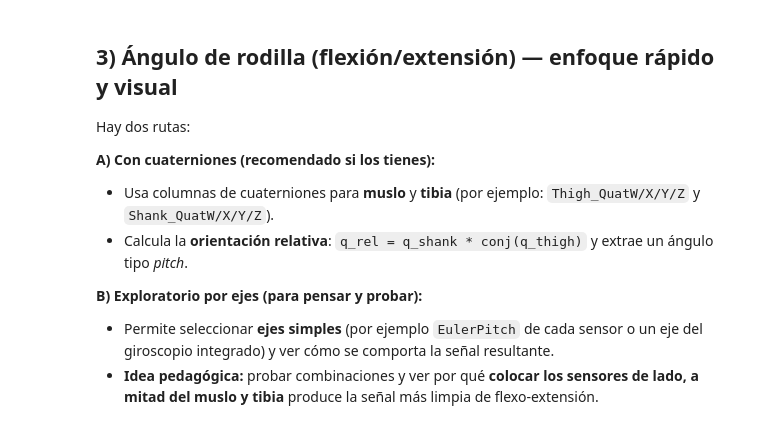
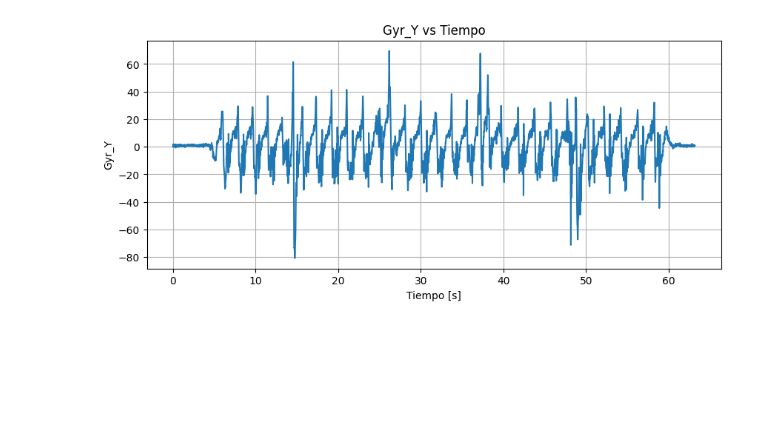
Before and after one commit to mvpinzon/IMU_ClassActivity, a Jupyter notebook: IMU_class_activities.ipynb, the cells around one changed output. Saved outputs shown, nothing was run; the diff lists cells and outputs as text; code cells hidden in the pictures; blank space fills up the shorter version.

Commit message:
euler cinematica listo

```diff
--- a/IMU_class_activities.ipynb
+++ b/IMU_class_activities.ipynb
@@ -48,20 +65,26 @@ plt.rcParams['figure.figsize'] = (9, 4)
+# %%
+# CAMBIAR LA RUTA DEL ARCHIVO SEGÚN SEA NECESARIO
+file_path = r'C:\Users\Valentina\OneDrive - Universidad de los andes\Documentos\GitHub\IMU_ClassActivity\data\sujeto1\muslo_der_val_D422CD002A96_20250224_133310.csv'
+
+# Cargar datos
+df = pd.read_csv(file_path)
 # %%
-# === EDITA AQUÍ ===
-CSV_PATH = '/mnt/data/tu_archivo.csv'  # Cambia a la ruta de tu CSV
+# Definir frecuencia de muestreo LA QUE USTEDES USARON PARA TOMAR SUS DATOS
+fs = 120.0  # Hz
 
-# === CARGA ===
-df = pd.read_csv(CSV_PATH)
+# Crear columna de tiempo a partir del PacketCounter
+df['Time'] = df['PacketCounter'] / fs
 
-# Aceptamos Timestamp en la columna 0 con cualquier nombre, lo renombramos internamente
-if df.columns[0].lower() != 'timestamp':
-    df = df.rename(columns={df.columns[0]: 'Timestamp'})
-
-# Convertir a segundos si detectamos milisegundos (heurística simple)
-if df['Timestamp'].max() > 1e5:  # probablemente está en milisegundos
-    df['Timestamp'] = df['Timestamp'] / 1000.0
-
-print("Columnas detectadas:")
-print(list(df.columns))
-
-print("\nPrimeras filas:")
-display(df.head(5))
+# Función para graficar cualquier señal
+def plot_signal(variable):
+    if variable not in df.columns:
+        print(f"La variable '{variable}' no existe en el archivo.")
+        print("Columnas disponibles:", list(df.columns))
+        return
+    plt.figure(figsize=(10,4))
+    plt.plot(df['Time'], df[variable])
+    plt.xlabel('Tiempo [s]')
+    plt.ylabel(variable)
+    plt.title(f'{variable} vs Tiempo')
+    plt.grid(True)
+    plt.show()
@@ -190,11 +91,7 @@ plt.show()
-# %% [markdown]
-## 3) Ángulo de **rodilla** (flexión/extensión) — enfoque rápido y visual
-Hay dos rutas:
-
-**A) Con cuaterniones (recomendado si los tienes):**
-- Usa columnas de cuaterniones para **muslo** y **tibia** (por ejemplo: `Thigh_QuatW/X/Y/Z` y `Shank_QuatW/X/Y/Z`).
-- Calcula la **orientación relativa**: `q_rel = q_shank * conj(q_thigh)` y extrae un ángulo tipo *pitch*.
-
-**B) Exploratorio por ejes (para pensar y probar):**
-- Permite seleccionar **ejes simples** (por ejemplo `EulerPitch` de cada sensor o un eje del giroscopio integrado) y ver cómo se comporta la señal resultante.
-- **Idea pedagógica:** probar combinaciones y ver por qué **colocar los sensores de lado, a mitad del muslo y tibia** produce la señal más limpia de flexo-extensión.
+# %%
+#### AQUI CAMBIAR UNICAMENTE EL NOMBRE DE LA VARIABLE A GRAFICAR ####
+
+# Ejemplo: cambiar el nombre de la variable para ver otra señal
+plot_signal('Gyr_Y')  # Cambiar 'GyroY' por cualquier otra columna del DataFrame
+# %% [output]
+[figure, added]
```
Also changed, not shown: parts of 20 cells of this notebook, 3 other files.
